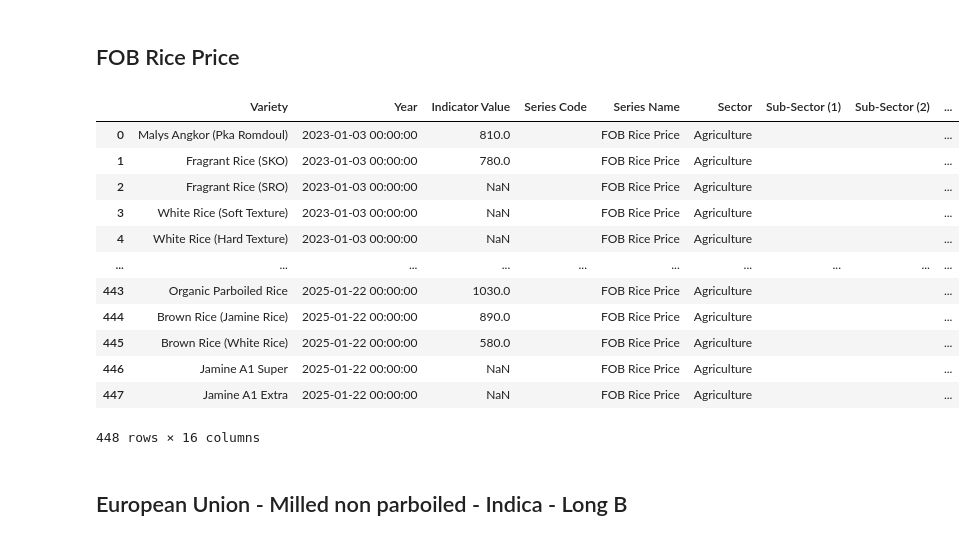
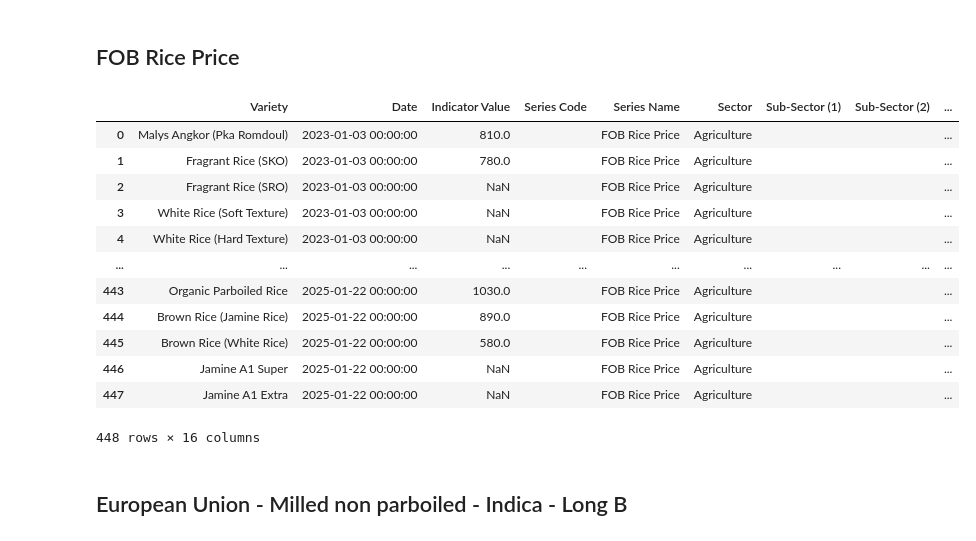
Before and after one commit to whatanakKean/cdri-data-hub-web-view, a Jupyter notebook: src/etl/experiments.ipynb, the cells around one changed output. Cells and saved outputs as stored; diff of their text form; code cells hidden in the pictures.

```diff
--- a/src/etl/experiments.ipynb
+++ b/src/etl/experiments.ipynb
@@ -122,35 +124,35 @@ paddy_rice_price
 import pandas as pd
 import sqlite3
 
 # Step 1: Read the data
 data = pd.read_excel("./raw agriculture & economic/Rice Price_v4a.xlsx", sheet_name="Export-Rice-Price-at-Port-FOB", skiprows=3)
 
 # Drop completely empty columns
 data = data.dropna(axis=1, how='all')
 
-fob_rice_price = data.melt(id_vars=["VARIETIES"], var_name="Year", value_name="Indicator Value")
+fob_rice_price = data.melt(id_vars=["VARIETIES"], var_name="Date", value_name="Indicator Value")
 
 fob_rice_price = fob_rice_price.rename(columns={"VARIETIES": "Variety"})
 
 # Add Columns
 fob_rice_price["Series Code"] = ""
 fob_rice_price["Series Name"] = "FOB Rice Price"
 fob_rice_price["Sector"] = "Agriculture"
 fob_rice_price["Sub-Sector (1)"] = ""
 fob_rice_price["Sub-Sector (2)"] = ""
 fob_rice_price["Source"] = ""
 fob_rice_price["Latitude"] = ""
 fob_rice_price["Longtitude"] = ""
 fob_rice_price["Indicator"] = "Price"
 fob_rice_price["Indicator Unit"] = "TON/$USD (STANDARD 5% BROKEN)"
 
 fob_rice_price["Province"] = ""
 fob_rice_price["Markets"] = ""
 fob_rice_price["Pro code"] = ""
 
 fob_rice_price
 # %% [output]
-|  | Variety | Year | Indicator Value | Series Code | Series Name | Sector | Sub-Sector (1) | Sub-Sector (2) | ... |
+|  | Variety | Date | Indicator Value | Series Code | Series Name | Sector | Sub-Sector (1) | Sub-Sector (2) | ... |
 | 0 | Malys Angkor (Pka Romdoul) | 2023-01-03 00:00:00 | 810.0 |  | FOB Rice Price | Agriculture |  |  | ... |
 | 1 | Fragrant Rice (SKO) | 2023-01-03 00:00:00 | 780.0 |  | FOB Rice Price | Agriculture |  |  | ... |
 | 2 | Fragrant Rice (SRO) | 2023-01-03 00:00:00 | NaN |  | FOB Rice Price | Agriculture |  |  | ... |
```
Also changed, not shown: parts of 7 cells of this notebook, 9 other files.
